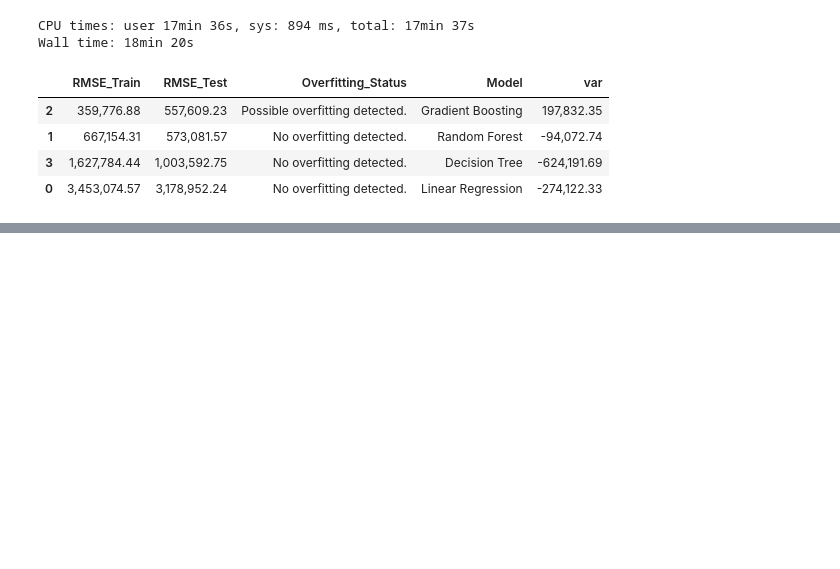
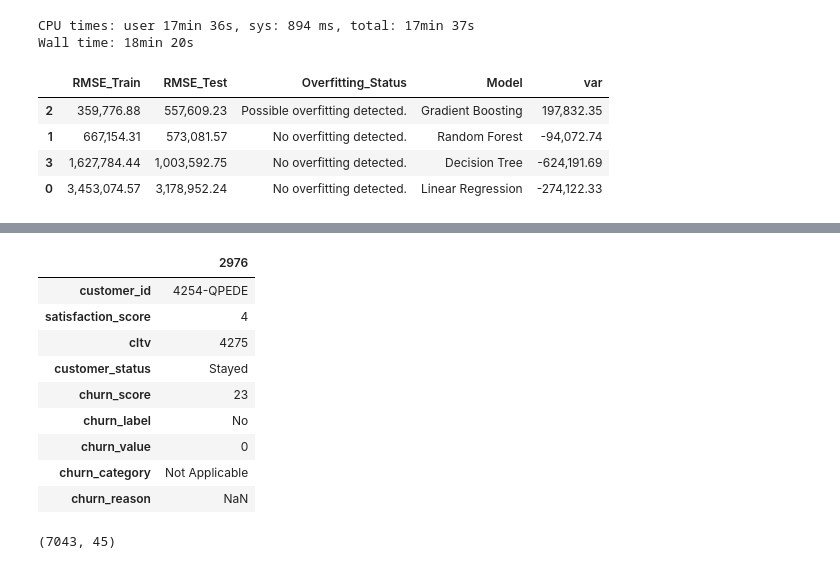
Before and after one commit to irungus/Predictive-and-Optimization-Analytics, a Jupyter notebook: Data_Preprocessing_15_01_25.ipynb, the cells around one changed output, grey strips where cells are left out. Drawn from its saved outputs; the diff is of its cells as text; code cells hidden in the pictures; blank space fills up the shorter version.

```diff
--- a/Data_Preprocessing_15_01_25.ipynb
+++ b/Data_Preprocessing_15_01_25.ipynb
@@ -596,0 +604,7 @@ results_df.sort_values(by='RMSE_Test')
+# %%
+# Instead of reading the excel into url, store the file path in it
+url = 'https://raw.githubusercontent.com/irungus/Predictive-and-Optimization-Analytics/main/a_IBM%20Telco%20Customers%20Churn%20Datasets.xlsx'
+
+# Now, pd.ExcelFile can use this path to open the file
+excel = pd.ExcelFile(url)
+excel.sheet_names
@@ -596,0 +621,6 @@ results_df.sort_values(by='RMSE_Test')
+# %%
+# Import excel sheets in to pandas dataframe
+df_telco = pd.read_excel(excel, sheet_name='Telco_Churn')
+df_status = pd.read_excel(excel, sheet_name='Status_Analysis')
+df_Customer_Info = pd.read_excel(excel, sheet_name='Customer_Info')
+df_loc = pd.read_excel(excel, sheet_name='Location_Data')
@@ -596,0 +659,23 @@ results_df.sort_values(by='RMSE_Test')
+# %%
+df_status.sample(1).T
+# %% [output]
+|  | 2976 |
+| customer_id | 4254-QPEDE |
+| satisfaction_score | 4 |
+| cltv | 4275 |
+| customer_status | Stayed |
+| churn_score | 23 |
+| churn_label | No |
+| churn_value | 0 |
+| churn_category | Not Applicable |
+| churn_reason | NaN |
+# %%
+cust_info = df_loc.merge(df_Customer_Info, on='customer_id', how = 'left')
+
+df_telco.rename(columns={"Customer ID": "customer_id"}, inplace=True)
+
+df = df_telco.merge(cust_info, on='customer_id', how = 'left')
+
+df.shape
+# %% [output]
+(7043, 45)
```
Also changed, not shown: parts of 6 cells of this notebook.
